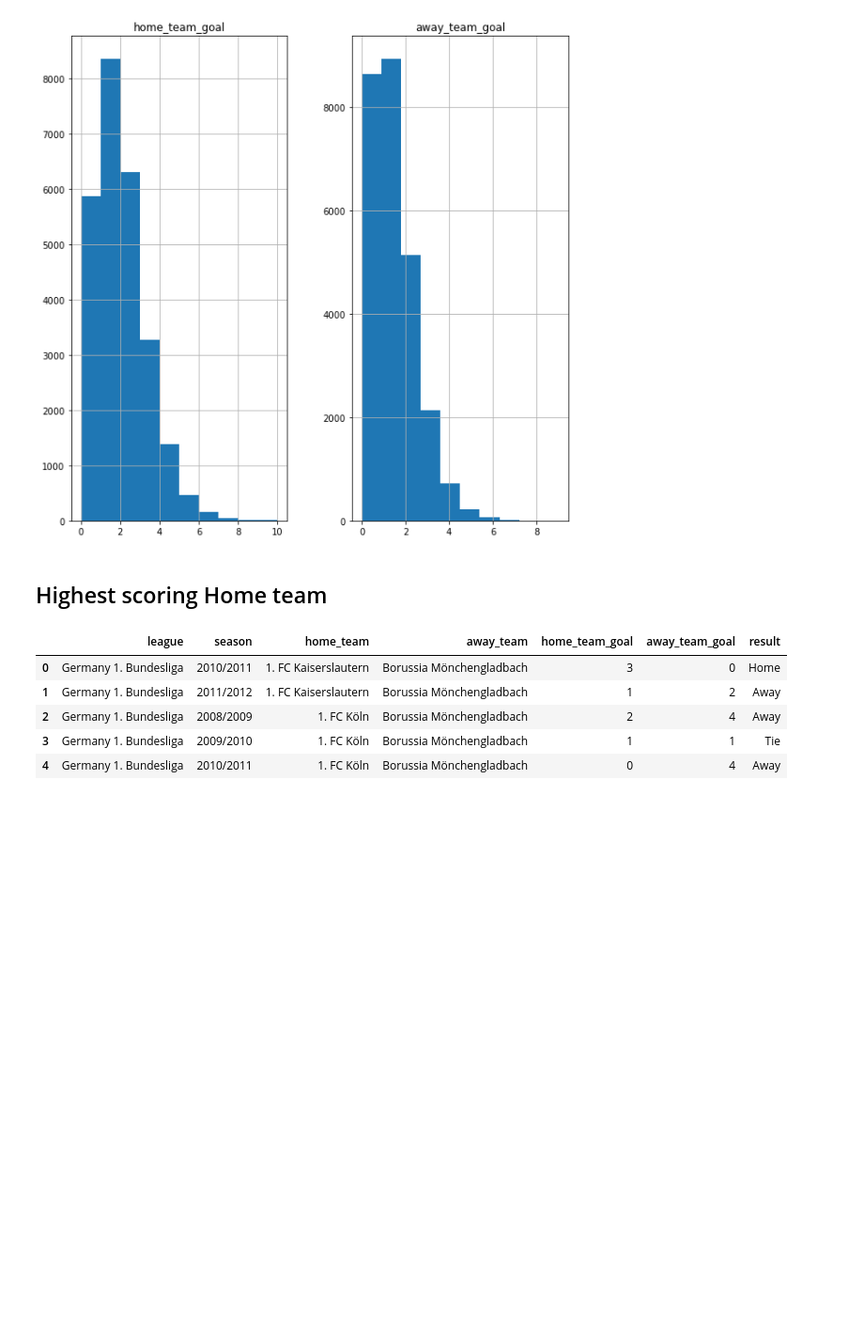
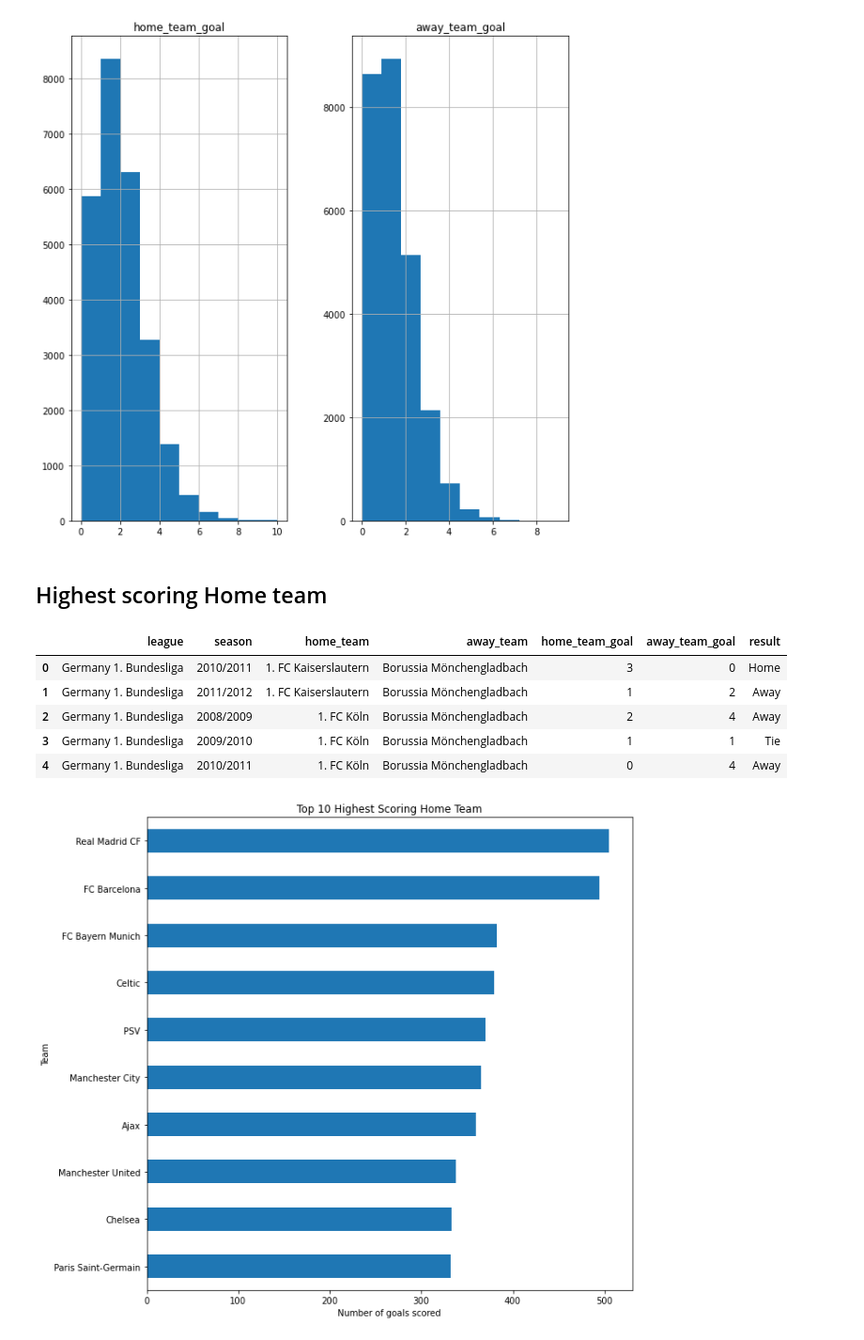
Before and after one commit to tunji-dev/Udacity_Data_Analyst_Nanodegree, a Jupyter notebook: project_2_investigate_soccer_dataset/soccer_dataset.ipynb, the cells around one changed output. Shown at 94% size. Cells and saved outputs as stored; diff of their text form; code cells hidden in the pictures; blank space fills up the shorter version.

Commit message:
EDA Visualizaton

```diff
--- a/project_2_investigate_soccer_dataset/soccer_dataset.ipynb
+++ b/project_2_investigate_soccer_dataset/soccer_dataset.ipynb
@@ -465,3 +465,10 @@ team_matches_cleaned.head()
 | 2 | Germany 1. Bundesliga | 2008/2009 | 1. FC Köln | Borussia Mönchengladbach | 2 | 4 | Away |
 | 3 | Germany 1. Bundesliga | 2009/2010 | 1. FC Köln | Borussia Mönchengladbach | 1 | 1 | Tie |
 | 4 | Germany 1. Bundesliga | 2010/2011 | 1. FC Köln | Borussia Mönchengladbach | 0 | 4 | Away |
+# %%
+team_matches_cleaned.groupby('home_team')['home_team_goal'].sum().sort_values().tail(10).plot(kind='barh',figsize=(10,10))
+plt.xlabel('Number of goals scored')
+plt.ylabel('Team')
+plt.title('Top 10 Highest Scoring Home Team');
+# %% [output]
+[figure, added]
```
